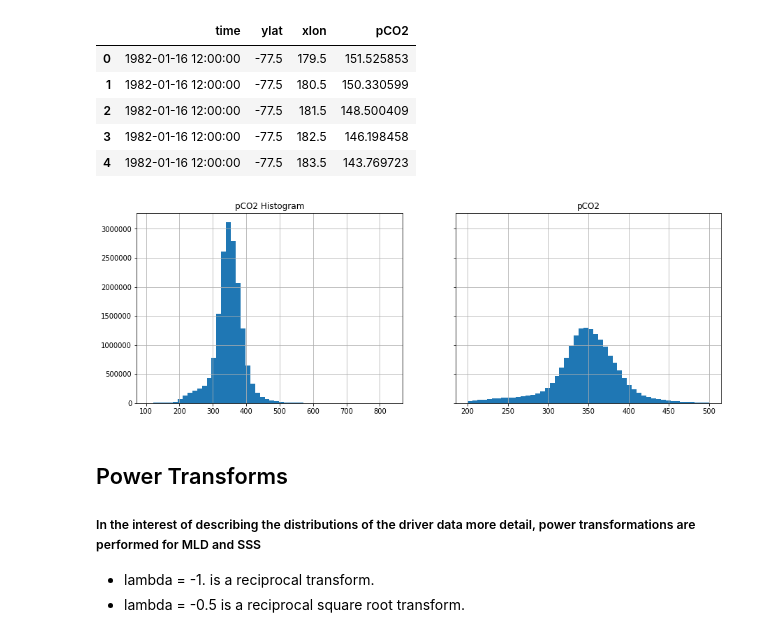
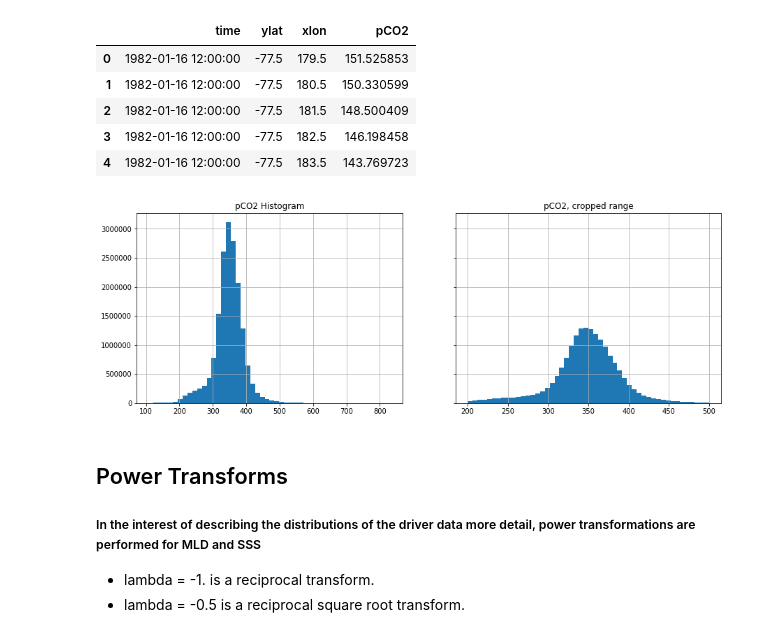
Before and after one commit to manksh/ocean-co2-absorption, a Jupyter notebook: notebooks/CG_edav.ipynb, the cells around one changed output. Cells and saved outputs as stored; diff of their text form; code cells hidden in the pictures.

```diff
--- a/notebooks/CG_edav.ipynb
+++ b/notebooks/CG_edav.ipynb
@@ -258,12 +258,12 @@ df['pCO2'].head()
 # %%
 fig, axs = plt.subplots(1,2,sharey=True, figsize =[15,5])
 
 df['pCO2']['pCO2'].hist(ax=axs[0],bins=50).set_title('pCO2 Histogram')
-df['pCO2']['pCO2'].hist(ax=axs[1],bins=50,range=(200,500)).set_title('pCO2', cropped range)
+df['pCO2']['pCO2'].hist(ax=axs[1],bins=50,range=(200,500)).set_title('pCO2, cropped range')
 
 fig.show()
 # %% [output]
-[figure, old version]
+[figure, new version]
 # %% [markdown]
 ## Power Transforms
 ##### In the interest of describing the distributions of the driver data more detail, power transformations are performed for MLD and SSS
```
Also changed, not shown: parts of 14 cells of this notebook, 2 other files.
